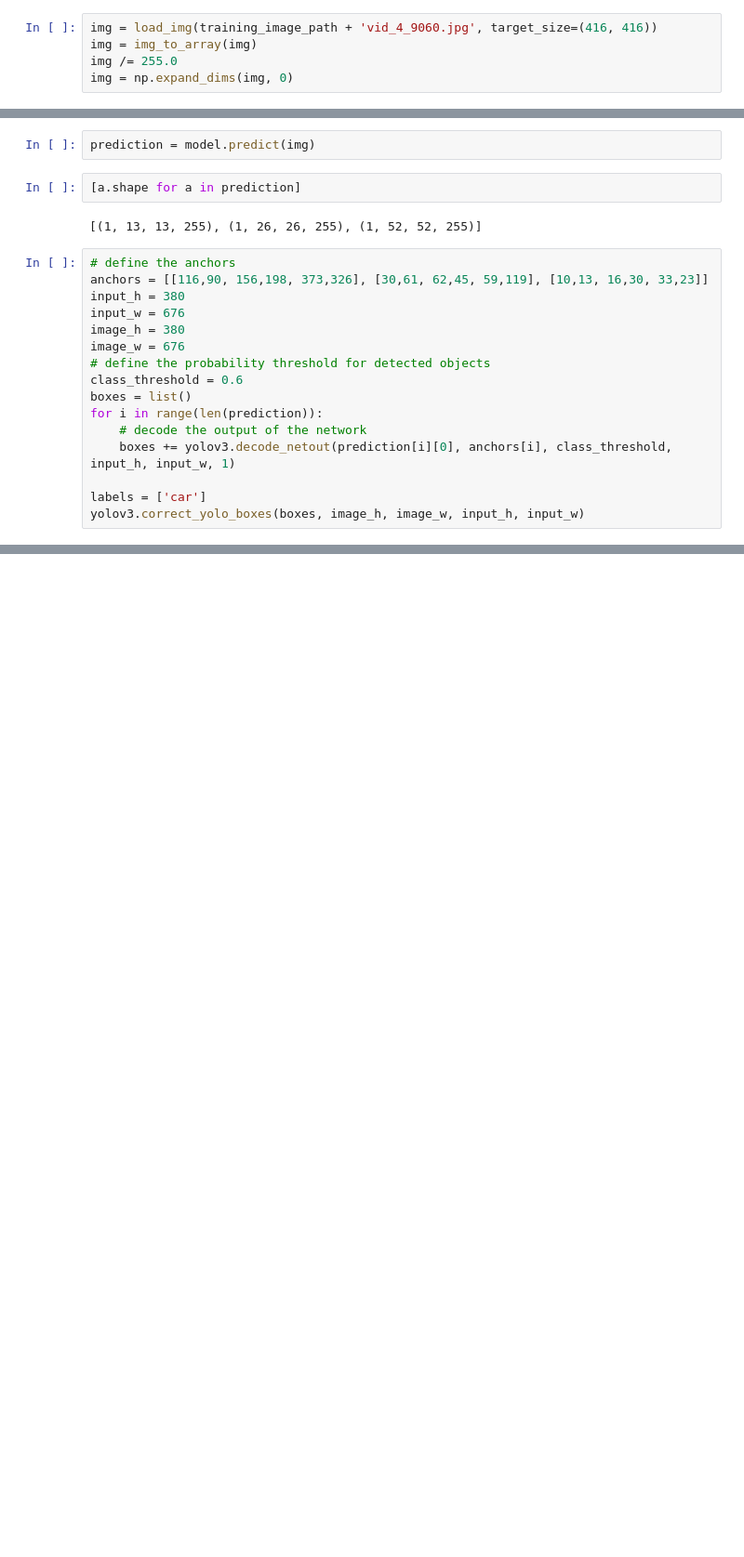
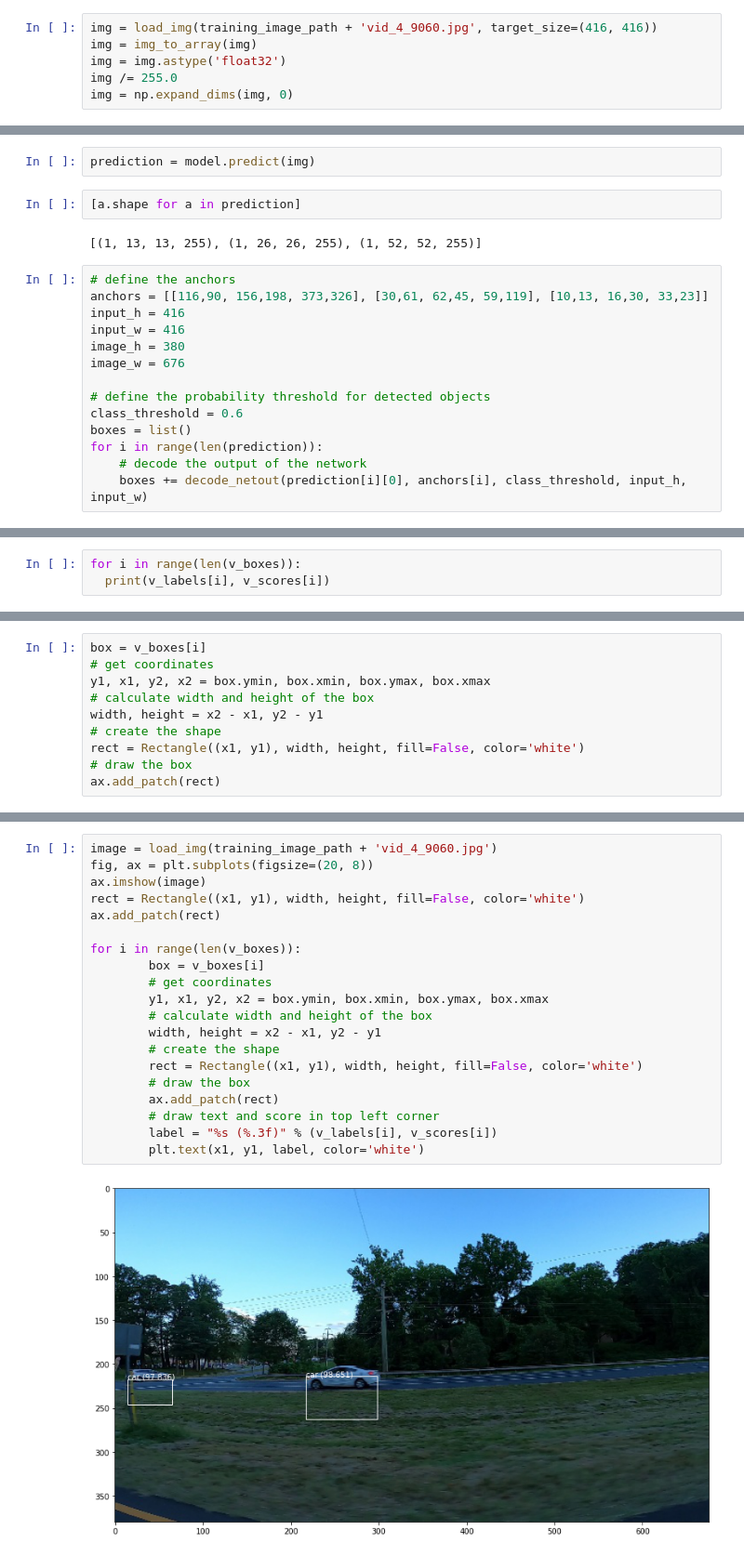
Before and after one commit to lucaslokchan/hands-on-ml, a Jupyter notebook: Projects/Car Object Detection/Car_Object_Detection.ipynb, the cells around one changed output, grey strips where cells are left out. Shown at 93% size. Cells and saved outputs as stored; diff of their text form; blank space fills up the shorter version.

Commit message:
Predict

```diff
--- a/Projects/Car Object Detection/Car_Object_Detection.ipynb
+++ b/Projects/Car Object Detection/Car_Object_Detection.ipynb
@@ -124,6 +124,7 @@ We will first load the image, sample it into 416x416 since the input size of Yol
 # %%
 img = load_img(training_image_path + 'vid_4_9060.jpg', target_size=(416, 416))
 img = img_to_array(img)
+img = img.astype('float32')
 img /= 255.0
 img = np.expand_dims(img, 0)
 # %%
@@ -190,16 +611,14 @@ prediction = model.predict(img)
 # %%
 # define the anchors
 anchors = [[116,90, 156,198, 373,326], [30,61, 62,45, 59,119], [10,13, 16,30, 33,23]]
-input_h = 380
-input_w = 676
+input_h = 416
+input_w = 416
 image_h = 380
 image_w = 676
+
 # define the probability threshold for detected objects
 class_threshold = 0.6
 boxes = list()
 for i in range(len(prediction)):
     # decode the output of the network
-    boxes += yolov3.decode_netout(prediction[i][0], anchors[i], class_threshold, input_h, input_w, 1)
-
-labels = ['car']
-yolov3.correct_yolo_boxes(boxes, image_h, image_w, input_h, input_w)
+    boxes += decode_netout(prediction[i][0], anchors[i], class_threshold, input_h, input_w)
@@ -209,0 +658,3 @@ image.shape
+# %%
+for i in range(len(v_boxes)):
+  print(v_labels[i], v_scores[i])
@@ -209,0 +664,10 @@ image.shape
+# %%
+box = v_boxes[i]
+# get coordinates
+y1, x1, y2, x2 = box.ymin, box.xmin, box.ymax, box.xmax
+# calculate width and height of the box
+width, height = x2 - x1, y2 - y1
+# create the shape
+rect = Rectangle((x1, y1), width, height, fill=False, color='white')
+# draw the box
+ax.add_patch(rect)
@@ -209,0 +676,22 @@ image.shape
+# %%
+image = load_img(training_image_path + 'vid_4_9060.jpg')
+fig, ax = plt.subplots(figsize=(20, 8))
+ax.imshow(image)
+rect = Rectangle((x1, y1), width, height, fill=False, color='white')
+ax.add_patch(rect)
+
+for i in range(len(v_boxes)):
+		box = v_boxes[i]
+		# get coordinates
+		y1, x1, y2, x2 = box.ymin, box.xmin, box.ymax, box.xmax
+		# calculate width and height of the box
+		width, height = x2 - x1, y2 - y1
+		# create the shape
+		rect = Rectangle((x1, y1), width, height, fill=False, color='white')
+		# draw the box
+		ax.add_patch(rect)
+		# draw text and score in top left corner
+		label = "%s (%.3f)" % (v_labels[i], v_scores[i])
+		plt.text(x1, y1, label, color='white')
+# %% [output]
+[figure, added]
```
Also changed, not shown: parts of 14 cells of this notebook.
